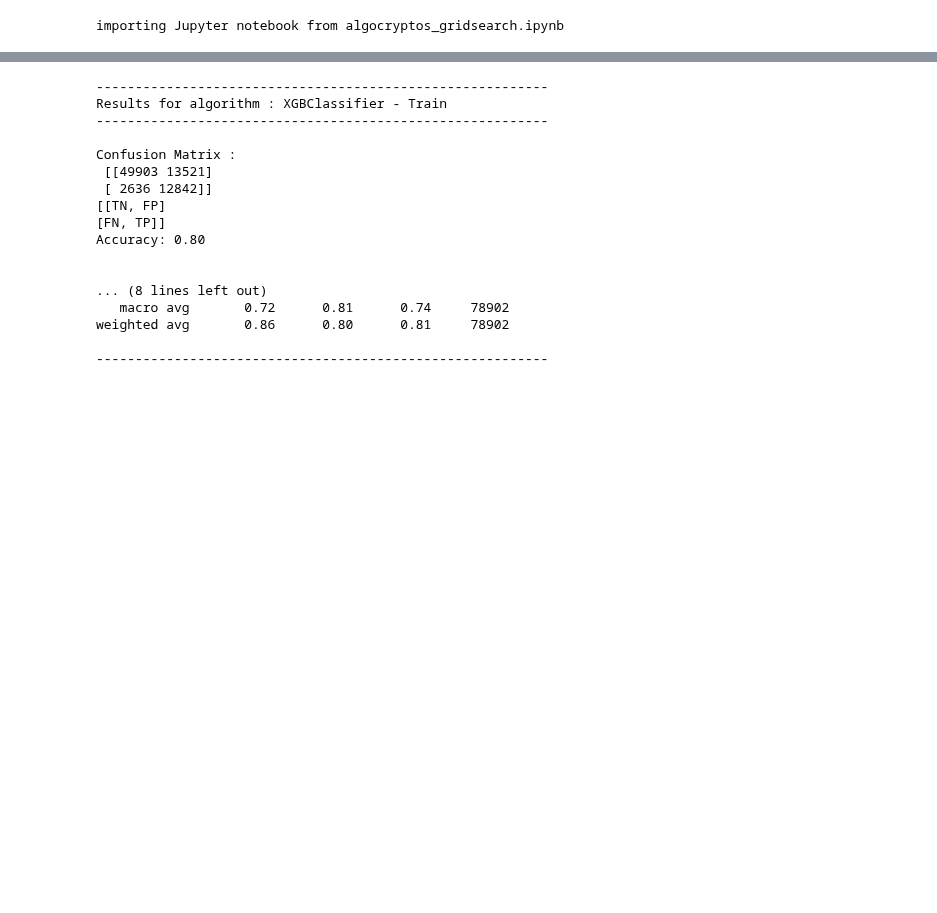
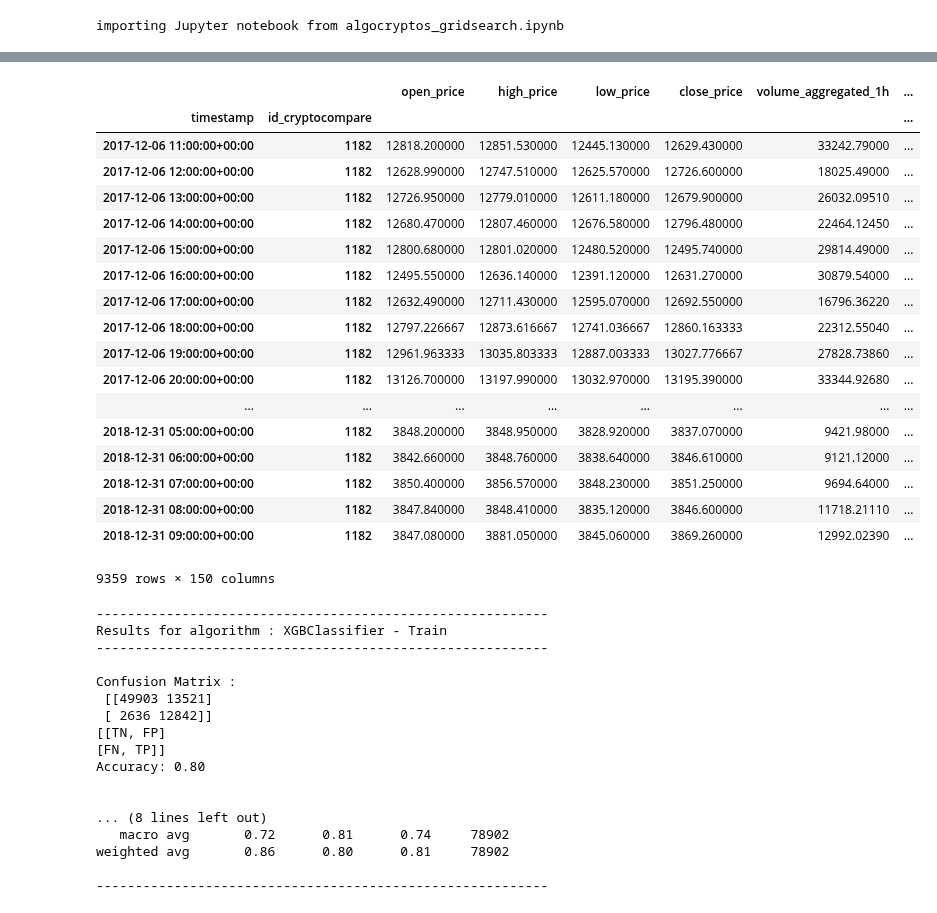
Before and after one commit to cysacenda/algocryptos, a Jupyter notebook: notebooks/ML/algocryptos_global.ipynb, the cells around one changed output, grey strips where cells are left out. Saved outputs shown, nothing was run; the diff lists cells and outputs as text; code cells hidden in the pictures; blank space fills up the shorter version.

```diff
--- a/notebooks/ML/algocryptos_global.ipynb
+++ b/notebooks/ML/algocryptos_global.ipynb
@@ -156,18 +156,18 @@ useless_features = []
 
 # TOP N CRYPTOS
 #dict_df = alg_preproc.get_global_datasets_for_top_n_cryptos(2)
-dict_df = alg_preproc.get_global_datasets_for_cryptos(connection, [1182, 7605, 5031, 4614, 166503, 3808, 321992, 5038, 310829, 127356, 3807, 204788])
+dict_df = PreprocPrepare.get_global_datasets_for_cryptos(connection, [1182, 7605, 5031, 4614, 166503, 3808, 321992, 5038, 310829, 127356, 3807, 204788])
 
 # ------------------ LOAD DATA FROM FILE ------------------ #
-save_obj(dict_df, 'dict_df_2018_12_31_top10')
+#save_obj(dict_df, 'dict_df_2018_12_31_top10')
 
 #dict_df = load_obj('dict_df_2018_12_28_top10') # top 10
-useless_features = load_obj('useless_features')
+#useless_features = load_obj('useless_features')
 
-X_train, X_test, y_train, y_test, X_train_close_price, X_test_close_price = get_preprocessed_data(dict_df, dict_hours_labels,
-                                                                     close_price_increase_targeted,
-                                                                     predict_only_one_crypto,
-                                                                     do_scale=do_scale,
-                                                                     do_pca=do_pca,
-                                                                     id_cryptocompare=id_cryptocompare,
-                                                                     useless_features=useless_features)
+# X_train, X_test, y_train, y_test, X_train_close_price, X_test_close_price = get_preprocessed_data(dict_df, dict_hours_labels,
+#                                                                      close_price_increase_targeted,
+#                                                                      predict_only_one_crypto,
+#                                                                      do_scale=do_scale,
+#                                                                      do_pca=do_pca,
+#                                                                      id_cryptocompare=id_cryptocompare,
+#                                                                      useless_features=useless_features)
@@ -174,3 +187,25 @@ X_train, X_test, y_train, y_test, X_train_close_price, X_test_close_price = get_
+# %%
+dict_df['1182']
+# %% [output]
+|  |  | open_price | high_price | low_price | close_price | volume_aggregated_1h | ... |
+| timestamp | id_cryptocompare |  |  |  |  |  | ... |
+| 2017-12-06 11:00:00+00:00 | 1182 | 12818.200000 | 12851.530000 | 12445.130000 | 12629.430000 | 33242.79000 | ... |
+| 2017-12-06 12:00:00+00:00 | 1182 | 12628.990000 | 12747.510000 | 12625.570000 | 12726.600000 | 18025.49000 | ... |
+| 2017-12-06 13:00:00+00:00 | 1182 | 12726.950000 | 12779.010000 | 12611.180000 | 12679.900000 | 26032.09510 | ... |
+| 2017-12-06 14:00:00+00:00 | 1182 | 12680.470000 | 12807.460000 | 12676.580000 | 12796.480000 | 22464.12450 | ... |
+| 2017-12-06 15:00:00+00:00 | 1182 | 12800.680000 | 12801.020000 | 12480.520000 | 12495.740000 | 29814.49000 | ... |
+| 2017-12-06 16:00:00+00:00 | 1182 | 12495.550000 | 12636.140000 | 12391.120000 | 12631.270000 | 30879.54000 | ... |
+| 2017-12-06 17:00:00+00:00 | 1182 | 12632.490000 | 12711.430000 | 12595.070000 | 12692.550000 | 16796.36220 | ... |
+| 2017-12-06 18:00:00+00:00 | 1182 | 12797.226667 | 12873.616667 | 12741.036667 | 12860.163333 | 22312.55040 | ... |
+| 2017-12-06 19:00:00+00:00 | 1182 | 12961.963333 | 13035.803333 | 12887.003333 | 13027.776667 | 27828.73860 | ... |
+| 2017-12-06 20:00:00+00:00 | 1182 | 13126.700000 | 13197.990000 | 13032.970000 | 13195.390000 | 33344.92680 | ... |
+| ... | ... | ... | ... | ... | ... | ... | ... |
+| 2018-12-31 05:00:00+00:00 | 1182 | 3848.200000 | 3848.950000 | 3828.920000 | 3837.070000 | 9421.98000 | ... |
+| 2018-12-31 06:00:00+00:00 | 1182 | 3842.660000 | 3848.760000 | 3838.640000 | 3846.610000 | 9121.12000 | ... |
+| 2018-12-31 07:00:00+00:00 | 1182 | 3850.400000 | 3856.570000 | 3848.230000 | 3851.250000 | 9694.64000 | ... |
+| 2018-12-31 08:00:00+00:00 | 1182 | 3847.840000 | 3848.410000 | 3835.120000 | 3846.600000 | 11718.21110 | ... |
+| 2018-12-31 09:00:00+00:00 | 1182 | 3847.080000 | 3881.050000 | 3845.060000 | 3869.260000 | 12992.02390 | ... |
+9359 rows × 150 columns
 # %%
 from imblearn.under_sampling import RandomUnderSampler
 rus = RandomUnderSampler(random_state=0)
```
Also changed, not shown: parts of 3 cells of this notebook.
